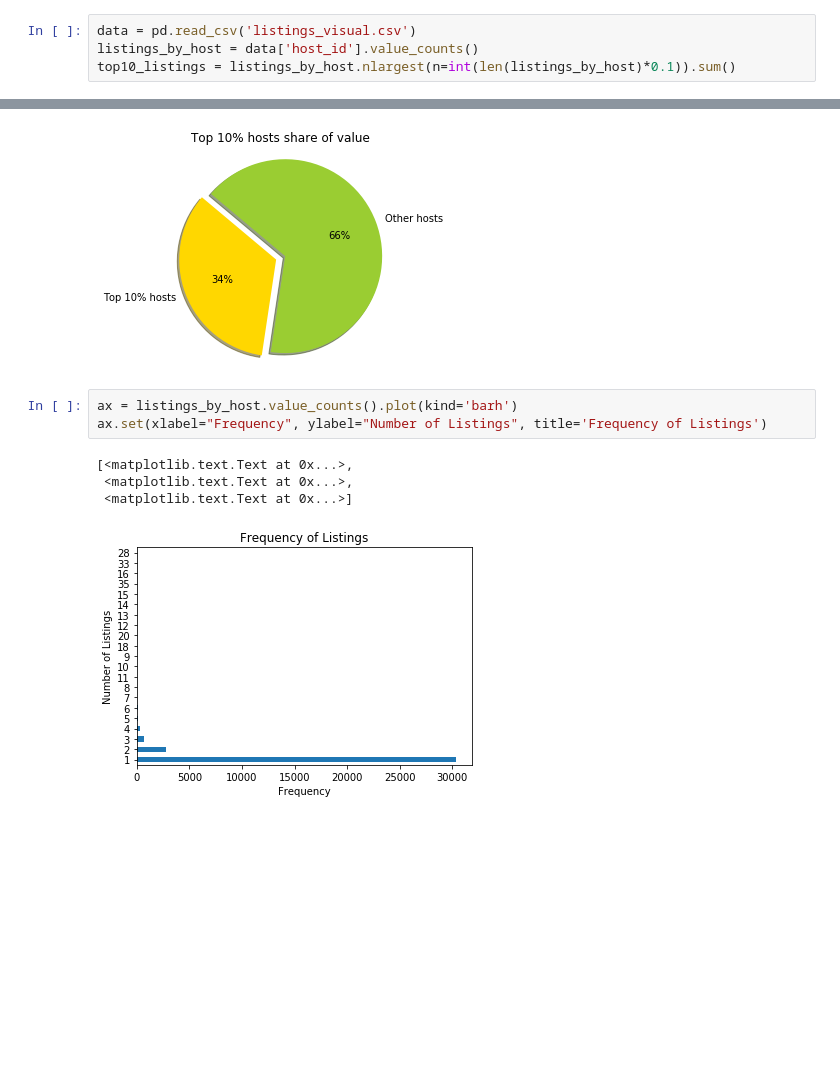
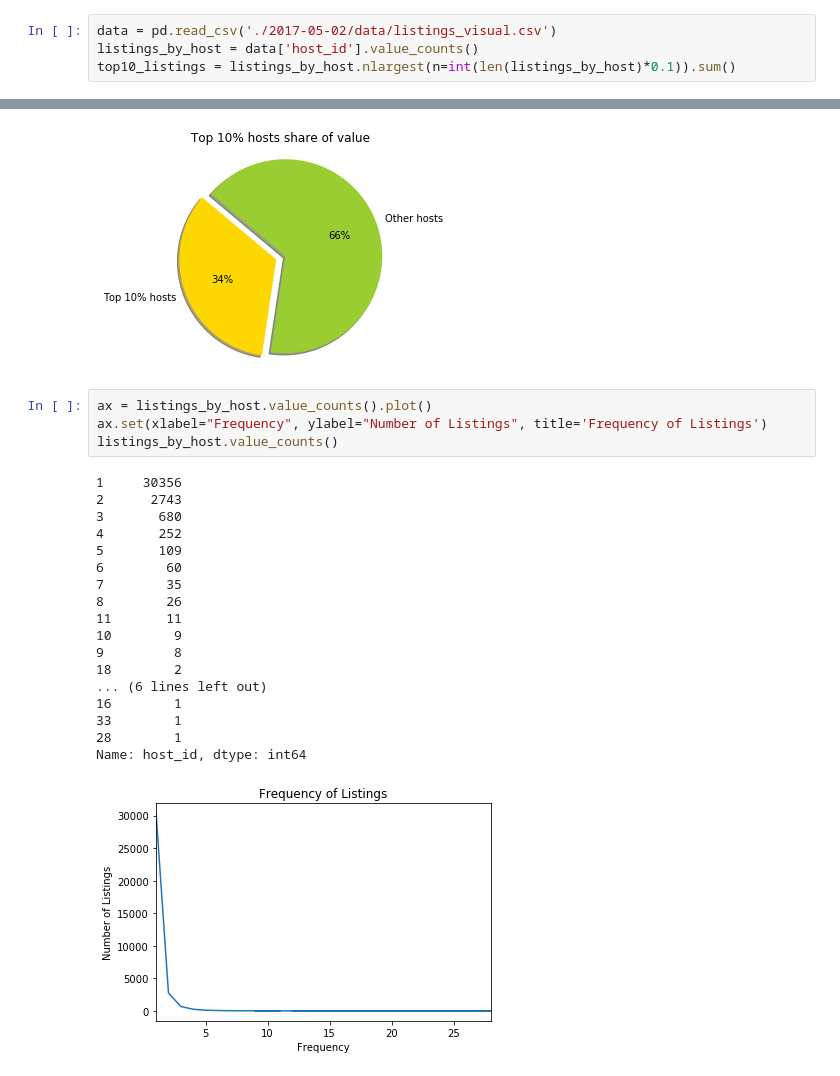
Before and after one commit to Dianaumd/project1, a Jupyter notebook: Visualizations.ipynb, the cells around one changed output, grey strips where cells are left out. Cells and saved outputs as stored; diff of their text form; blank space fills up the shorter version.

```diff
--- a/Visualizations.ipynb
+++ b/Visualizations.ipynb
@@ -6,5 +7,5 @@ import matplotlib.pyplot as plt
 # %%
-data = pd.read_csv('listings_visual.csv')
+data = pd.read_csv('./2017-05-02/data/listings_visual.csv')
 listings_by_host = data['host_id'].value_counts()
 top10_listings = listings_by_host.nlargest(n=int(len(listings_by_host)*0.1)).sum()
 # %%
@@ -39,12 +40,27 @@ plt.show()
 # %% [output]
 [figure]
 # %%
-ax = listings_by_host.value_counts().plot(kind='barh')
+ax = listings_by_host.value_counts().plot()
 ax.set(xlabel="Frequency", ylabel="Number of Listings", title='Frequency of Listings')
+listings_by_host.value_counts()
 # %% [output]
-[<matplotlib.text.Text at 0x...>,
- <matplotlib.text.Text at 0x...>,
- <matplotlib.text.Text at 0x...>]
+1     30356
+2      2743
+3       680
+4       252
+5       109
+6        60
+7        35
+8        26
+11       11
+10        9
+9         8
+18        2
+... (6 lines left out)
+16        1
+33        1
+28        1
+Name: host_id, dtype: int64
-[figure, old version]
+[figure, new version]
 # %%
 ax = data['availability_365'].plot.hist()
```
Also changed, not shown: parts of 12 cells of this notebook, 1 other file.
